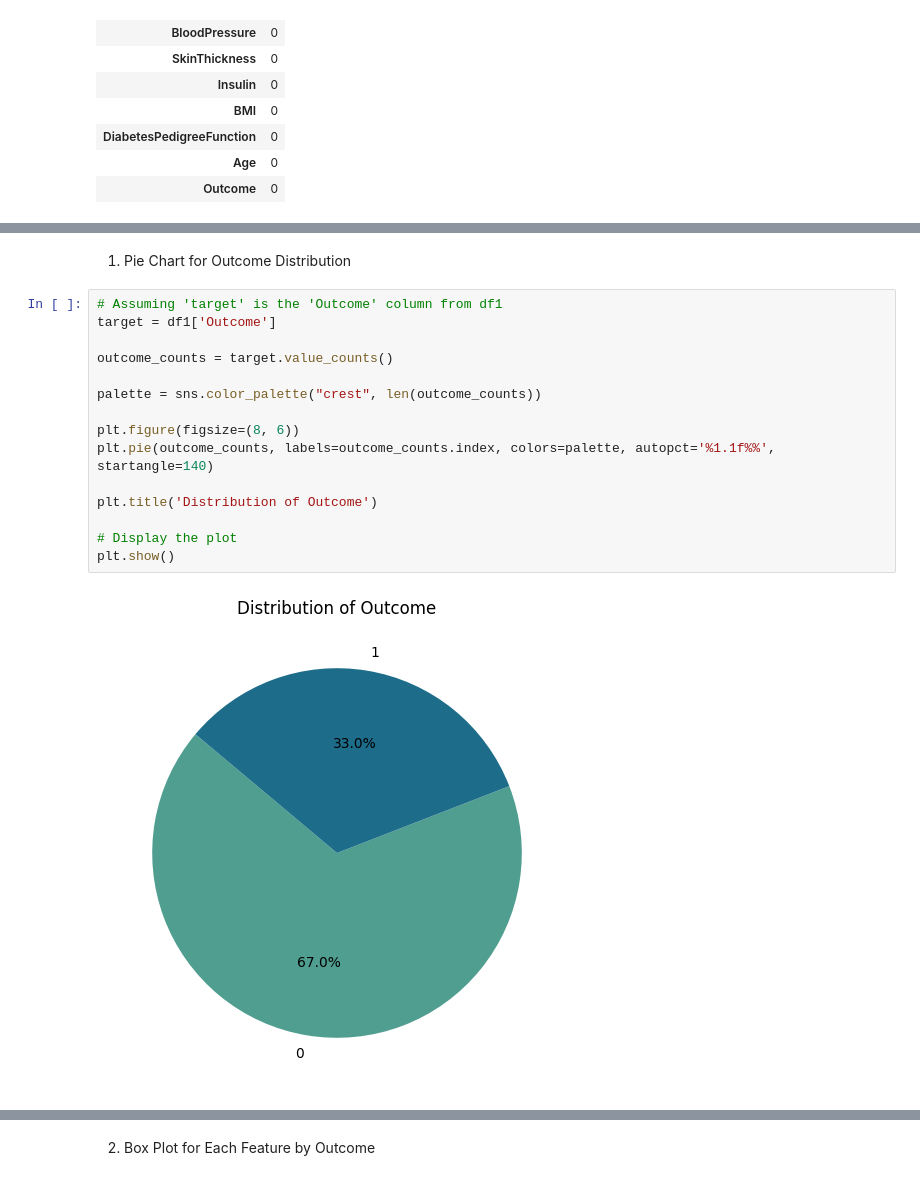
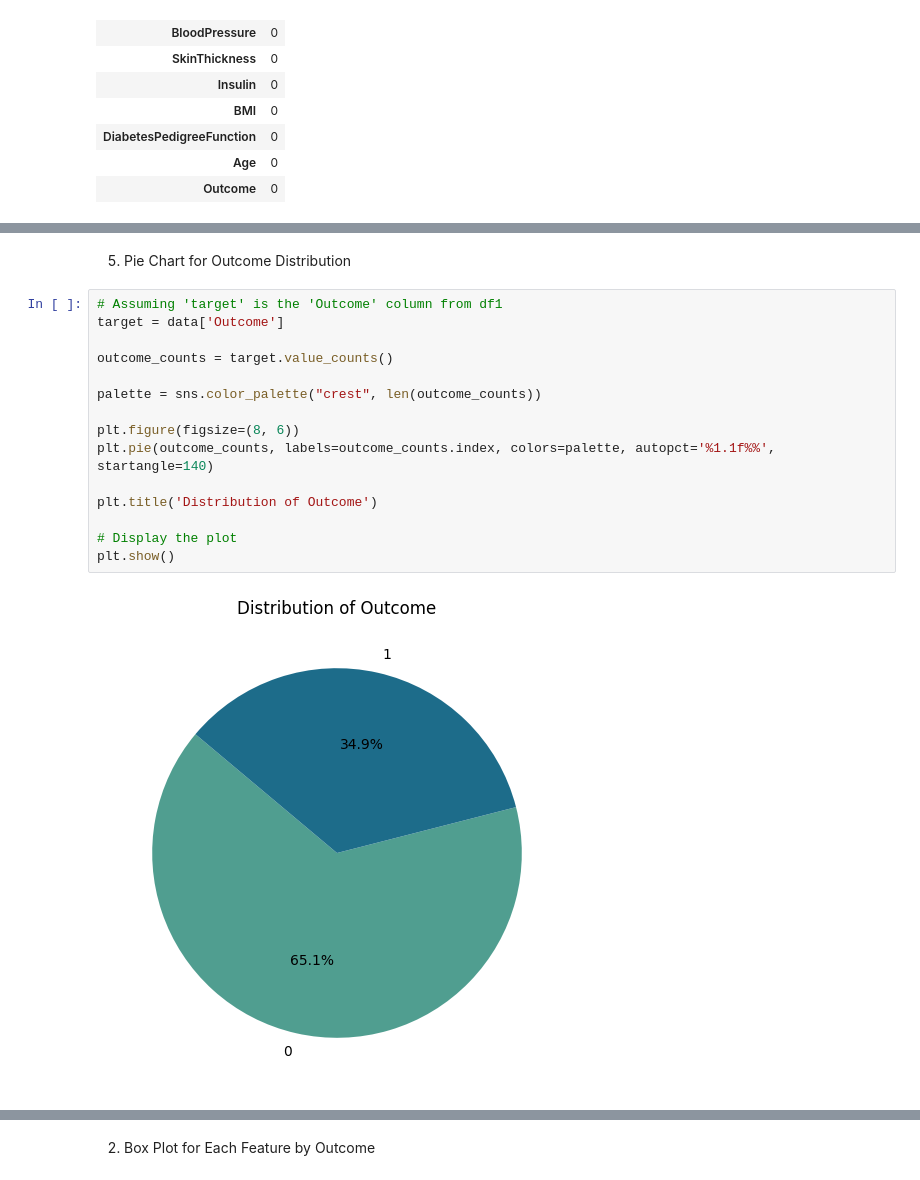
Before and after one commit to nawaf-alageel/Data-analysis-2, a Jupyter notebook: Naive_Bayes_Classifier/naive_bayes_classifier.ipynb, the cells around one changed output, grey strips where cells are left out. Cells and saved outputs as stored; diff of their text form.

Commit message:
completed the data analysis for the Naive Bayes Classifier

```diff
--- a/Naive_Bayes_Classifier/naive_bayes_classifier.ipynb
+++ b/Naive_Bayes_Classifier/naive_bayes_classifier.ipynb
@@ -106,19 +92,19 @@ df1.shape
 # %% [markdown]
-1. Pie Chart for Outcome Distribution
+5. Pie Chart for Outcome Distribution
 # %%
 # Assuming 'target' is the 'Outcome' column from df1
-target = df1['Outcome']
+target = data['Outcome']
 
 outcome_counts = target.value_counts()
 
 palette = sns.color_palette("crest", len(outcome_counts))
 
 plt.figure(figsize=(8, 6))
 plt.pie(outcome_counts, labels=outcome_counts.index, colors=palette, autopct='%1.1f%%', startangle=140)
 
 plt.title('Distribution of Outcome')
 
 # Display the plot
 plt.show()
 # %% [output]
-[figure, old version]
+[figure, new version]
```
Also changed, not shown: parts of 30 cells of this notebook.
